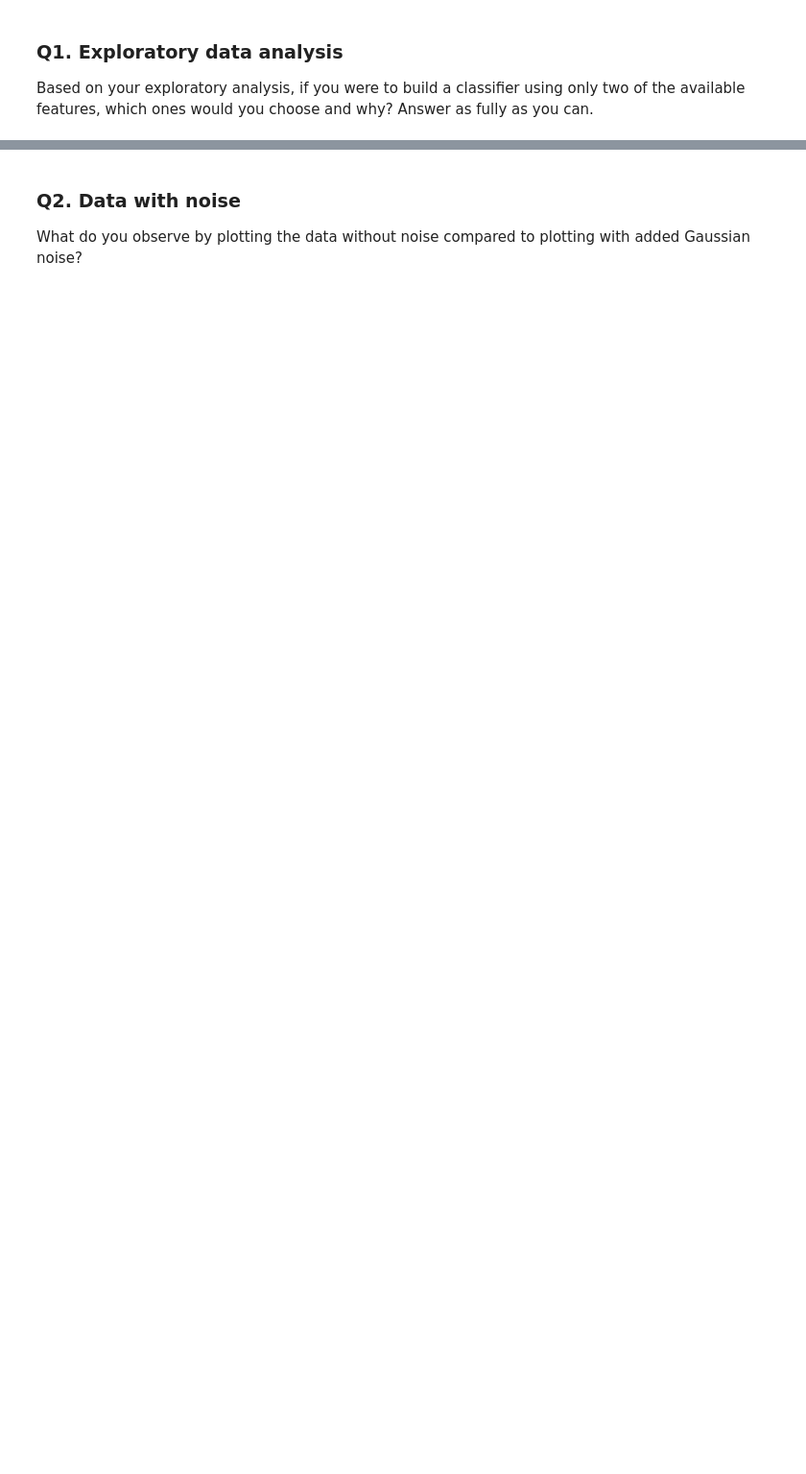
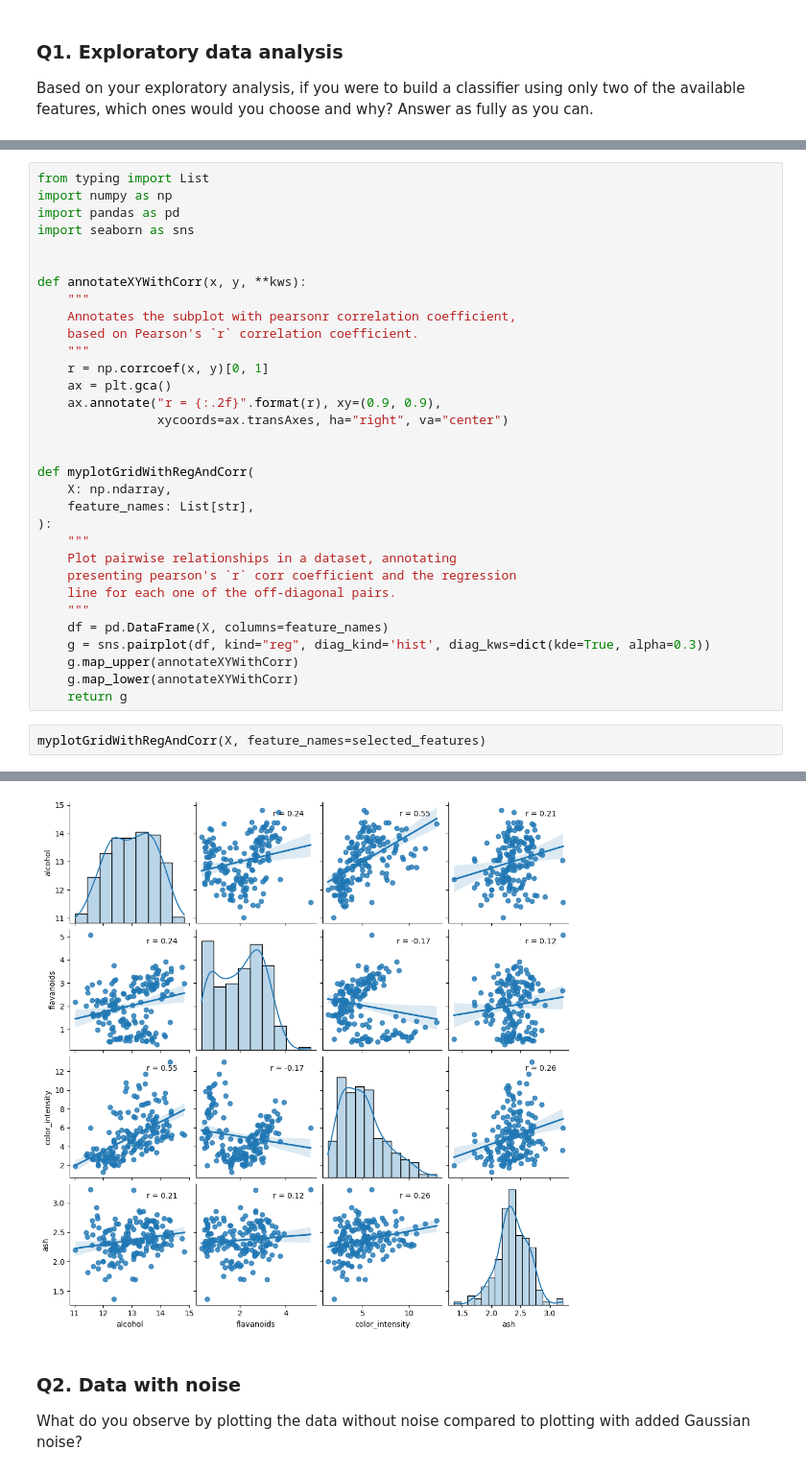
Before and after one commit to hudsonmendes/uolondon-cm3015-mlnn, a Jupyter notebook: report.ipynb, the cells around one changed output, grey strips where cells are left out. Shown at 96% size. Cells and saved outputs as stored; diff of their text form; blank space fills up the shorter version.

```diff
--- a/report.ipynb
+++ b/report.ipynb
@@ -161,0 +118,35 @@ answer:
+# %%
+from typing import List
+import numpy as np
+import pandas as pd
+import seaborn as sns
+
+
+def annotateXYWithCorr(x, y, **kws):
+    """
+    Annotates the subplot with pearsonr correlation coefficient,
+    based on Pearson's `r` correlation coefficient.
+    """
+    r = np.corrcoef(x, y)[0, 1]
+    ax = plt.gca()
+    ax.annotate("r = {:.2f}".format(r), xy=(0.9, 0.9),
+                xycoords=ax.transAxes, ha="right", va="center")
+
+
+def myplotGridWithRegAndCorr(
+    X: np.ndarray,
+    feature_names: List[str],
+):
+    """
+    Plot pairwise relationships in a dataset, annotating
+    presenting pearson's `r` corr coefficient and the regression
+    line for each one of the off-diagonal pairs.
+    """
+    df = pd.DataFrame(X, columns=feature_names)
+    g = sns.pairplot(df, kind="reg", diag_kind='hist', diag_kws=dict(kde=True, alpha=0.3))
+    g.map_upper(annotateXYWithCorr)
+    g.map_lower(annotateXYWithCorr)
+    return g
+# %%
+myplotGridWithRegAndCorr(X, feature_names=selected_features)
+# %% [output]
@@ -162,3 +154,4 @@ answer:
+[figure, added]
 # %% [markdown]
 ### Q2. Data with noise
 
```
Also changed, not shown: parts of 18 cells of this notebook, 1 other file.
